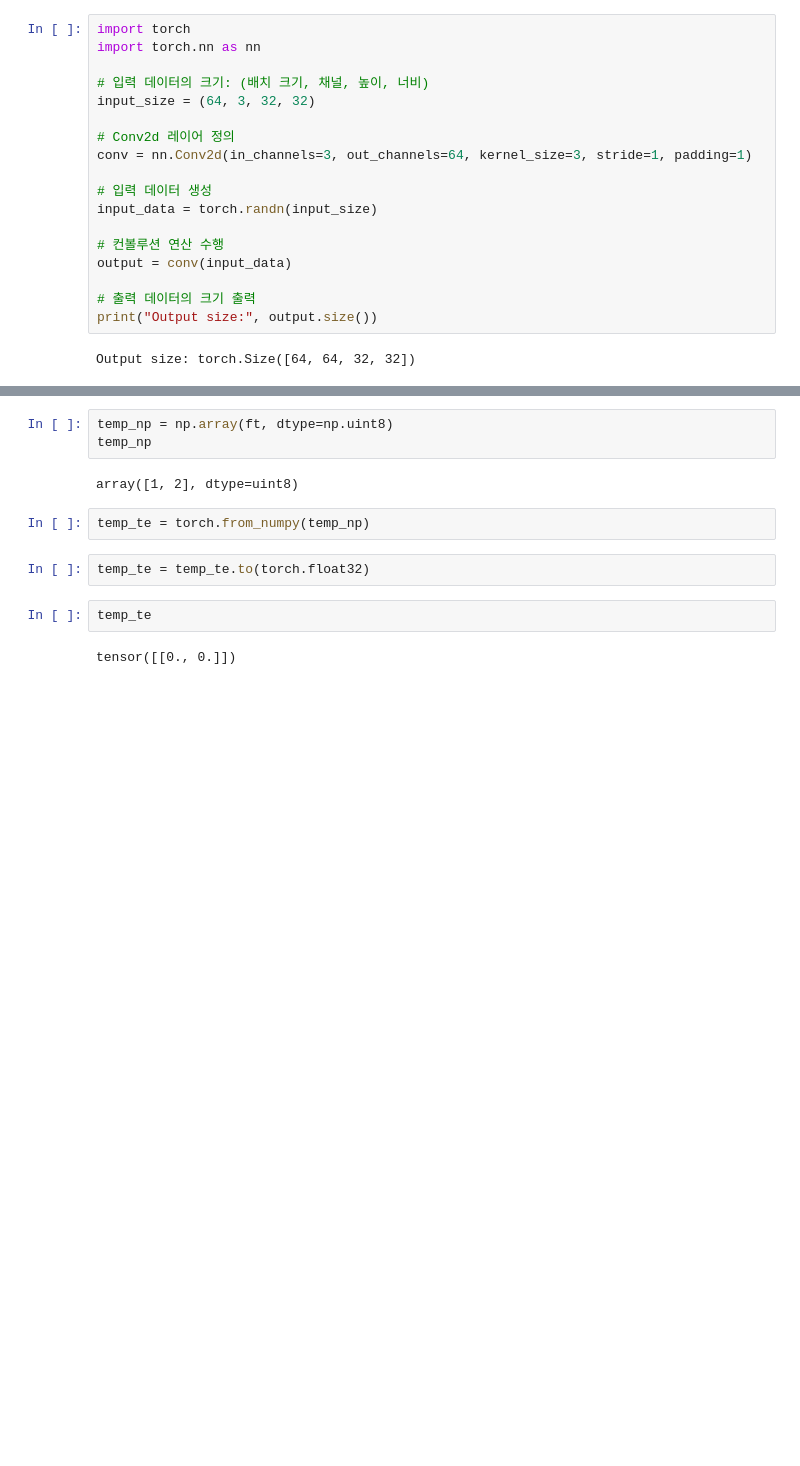
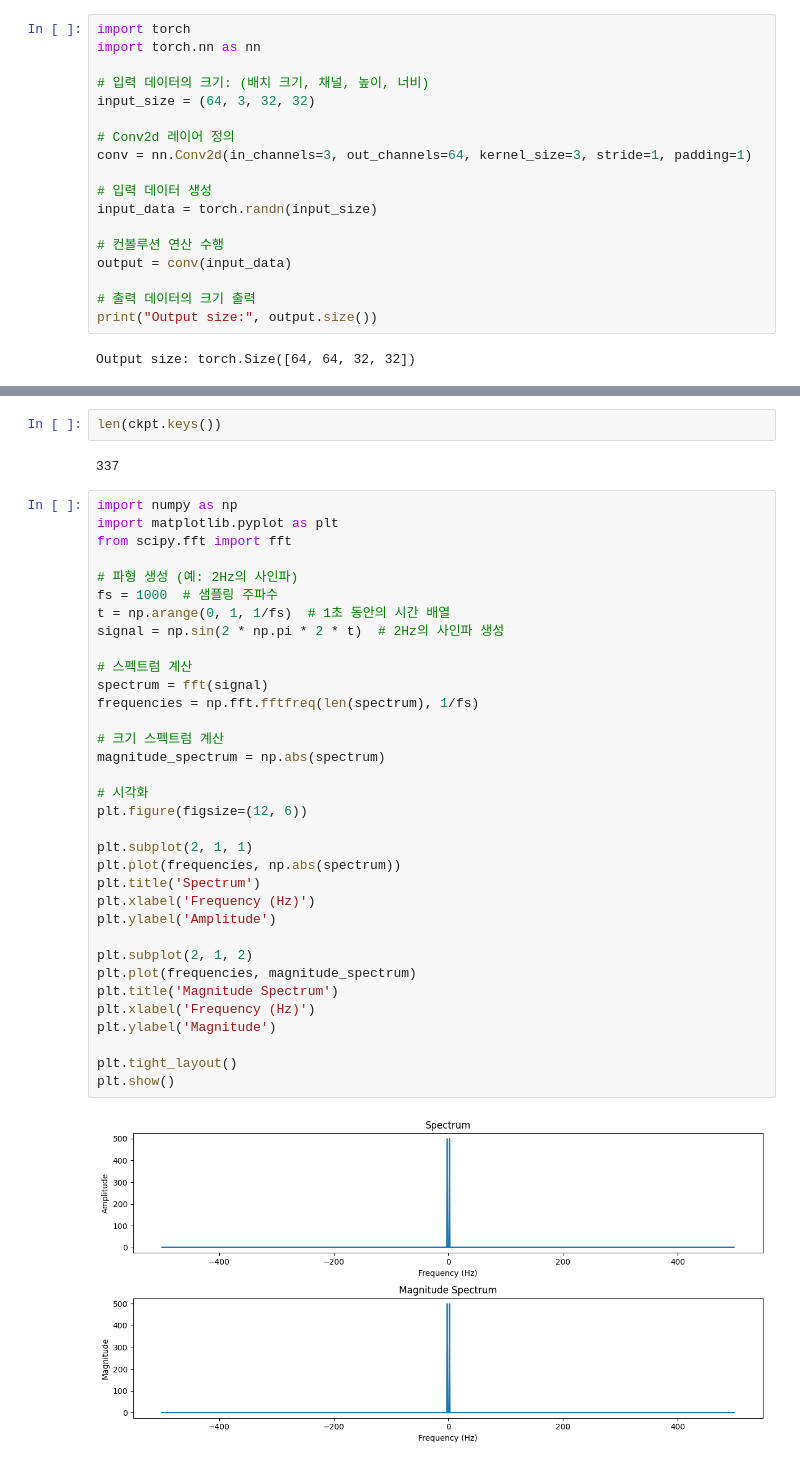
Before and after one commit to KappyDays/DR-DiffuSE, a Jupyter notebook: toys.ipynb, the cells around one changed output, grey strips where cells are left out. Saved outputs shown, nothing was run; the diff lists cells and outputs as text; blank space fills up the shorter version.

```diff
--- a/toys.ipynb
+++ b/toys.ipynb
@@ -42,13 +227,40 @@ tensor([1., 2.])
-# %%
-temp_np = np.array(ft, dtype=np.uint8)
-temp_np
-# %% [output]
-array([1, 2], dtype=uint8)
-# %%
-temp_te = torch.from_numpy(temp_np)
-# %%
-temp_te = temp_te.to(torch.float32)
-# %%
-temp_te
-# %% [output]
-tensor([[0., 0.]])
+# %%
+len(ckpt.keys())
+# %% [output]
+337
+# %%
+import numpy as np
+import matplotlib.pyplot as plt
+from scipy.fft import fft
+
+# 파형 생성 (예: 2Hz의 사인파)
+fs = 1000  # 샘플링 주파수
+t = np.arange(0, 1, 1/fs)  # 1초 동안의 시간 배열
+signal = np.sin(2 * np.pi * 2 * t)  # 2Hz의 사인파 생성
+
+# 스펙트럼 계산
+spectrum = fft(signal)
+frequencies = np.fft.fftfreq(len(spectrum), 1/fs)
+
+# 크기 스펙트럼 계산
+magnitude_spectrum = np.abs(spectrum)
+
+# 시각화
+plt.figure(figsize=(12, 6))
+
+plt.subplot(2, 1, 1)
+plt.plot(frequencies, np.abs(spectrum))
+plt.title('Spectrum')
+plt.xlabel('Frequency (Hz)')
+plt.ylabel('Amplitude')
+
+plt.subplot(2, 1, 2)
+plt.plot(frequencies, magnitude_spectrum)
+plt.title('Magnitude Spectrum')
+plt.xlabel('Frequency (Hz)')
+plt.ylabel('Magnitude')
+
+plt.tight_layout()
+plt.show()
+# %% [output]
+[figure, added]
```
Also changed, not shown: parts of 19 cells of this notebook, 14 other files.
